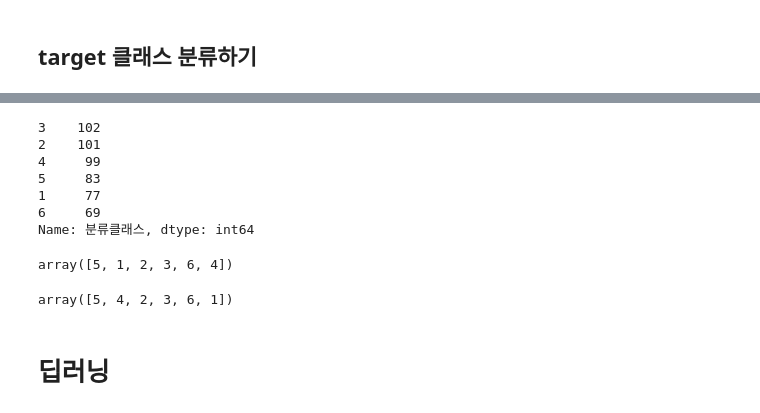
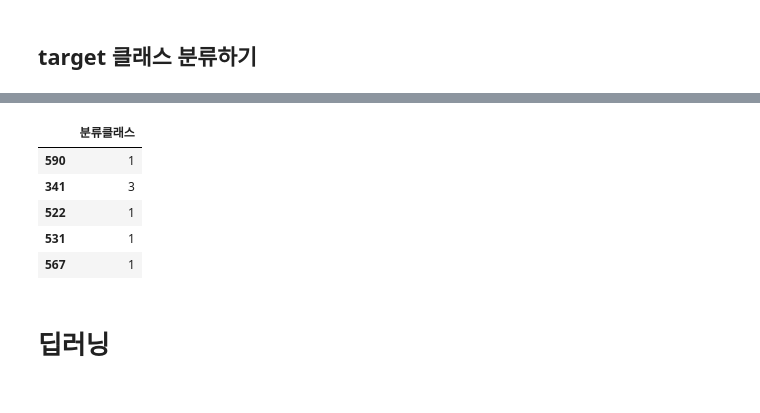
Before and after one commit to Play-Web-miniProject/MovieDL, a Jupyter notebook: suyeon/main2_osy/4_deepLearning/deepLearning_ver03_cls.ipynb, the cells around one changed output, grey strips where cells are left out. Saved outputs shown, nothing was run; the diff lists cells and outputs as text; code cells hidden in the pictures.

```diff
--- a/suyeon/main2_osy/4_deepLearning/deepLearning_ver03_cls.ipynb
+++ b/suyeon/main2_osy/4_deepLearning/deepLearning_ver03_cls.ipynb
@@ -221,47 +252,38 @@ display(
 # %%
-# movie_resize_분류['코로나'] = np.where((movie_resize_분류['연도'].values >=2020) & (movie_resize_분류['연도'].values <=2022) , 1, 0)
+# # train 분류 클래스 만들기
 
-import numpy as np
+# import numpy as np
 
-train_target['분류클래스'] = np.where((train_target['전국 관객수'].values<1000000), 1,
-                                 np.where((train_target['전국 관객수'].values>1000000) & (train_target['전국 관객수'].values<1400000), 2,
-                                          np.where((train_target['전국 관객수'].values>1400000) & (train_target['전국 관객수'].values<2000000), 3,
-                                                   np.where((train_target['전국 관객수'].values>2000000) & (train_target['전국 관객수'].values<3000000), 4,
-                                                            np.where((train_target['전국 관객수'].values>3000000) & (train_target['전국 관객수'].values<5000000), 5, 6))))
-)
-train_target['분류클래스'].unique()
-train_target[['전국 관객수','분류클래스']]
-train_target['분류클래스'].value_counts()
+# train_target['분류클래스'] = np.where((train_target['전국 관객수'].values<1000000), 1,
+#                                  np.where((train_target['전국 관객수'].values>1000000) & (train_target['전국 관객수'].values<1400000), 2,
+#                                           np.where((train_target['전국 관객수'].values>1400000) & (train_target['전국 관객수'].values<2000000), 3,
+#                                                    np.where((train_target['전국 관객수'].values>2000000) & (train_target['전국 관객수'].values<3000000), 4,
+#                                                             np.where((train_target['전국 관객수'].values>3000000) & (train_target['전국 관객수'].values<5000000), 5, 6))))
+# )
+# train_target['분류클래스'].unique()
+# train_target[['전국 관객수','분류클래스']]
+# train_target['분류클래스'].value_counts()
-# %% [output]
-3    102
-2    101
-4     99
-5     83
-1     77
-6     69
-Name: 분류클래스, dtype: int64
 # %%
-val_target['분류클래스'] = np.where((val_target['전국 관객수'].values<1000000), 1,
-                                 np.where((val_target['전국 관객수'].values>1000000) & (val_target['전국 관객수'].values<1400000), 2,
-                                          np.where((val_target['전국 관객수'].values>1400000) & (val_target['전국 관객수'].values<2000000), 3,
-                                                   np.where((val_target['전국 관객수'].values>2000000) & (val_target['전국 관객수'].values<3000000), 4,
-                                                            np.where((val_target['전국 관객수'].values>3000000) & (val_target['전국 관객수'].values<5000000), 5, 6))))
-)
-val_target['분류클래스'].unique()
-# val_target[['전국 관객수','분류클래스']]
+# # val 분류 클래스 만들기
+# val_target['분류클래스'] = np.where((val_target['전국 관객수'].values<1000000), 1,
+#                                  np.where((val_target['전국 관객수'].values>1000000) & (val_target['전국 관객수'].values<1400000), 2,
+#                                           np.where((val_target['전국 관객수'].values>1400000) & (val_target['전국 관객수'].values<2000000), 3,
+#                                                    np.where((val_target['전국 관객수'].values>2000000) & (val_target['전국 관객수'].values<3000000), 4,
+#                                                             np.where((val_target['전국 관객수'].values>3000000) & (val_target['전국 관객수'].values<5000000), 5, 6))))
+# )
+# val_target['분류클래스'].unique()
+# # val_target[['전국 관객수','분류클래스']]
-# %% [output]
-array([5, 1, 2, 3, 6, 4])
 # %%
-test_target['분류클래스'] = np.where((test_target['전국 관객수'].values<1000000), 1,
-                                 np.where((test_target['전국 관객수'].values>1000000) & (test_target['전국 관객수'].values<1400000), 2,
-                                          np.where((test_target['전국 관객수'].values>1400000) & (test_target['전국 관객수'].values<2000000), 3,
-                                                   np.where((test_target['전국 관객수'].values>2000000) & (test_target['전국 관객수'].values<3000000), 4,
-                                                            np.where((test_target['전국 관객수'].values>3000000) & (test_target['전국 관객수'].values<5000000), 5, 6))))
-)
-test_target['분류클래스'].unique()
-# test_target[['전국 관객수','분류클래스']]
+# # test 분류 클래스 만들기
+
+# test_target['분류클래스'] = np.where((test_target['전국 관객수'].values<1000000), 1,
+#                                  np.where((test_target['전국 관객수'].values>1000000) & (test_target['전국 관객수'].values<1400000), 2,
+#                                           np.where((test_target['전국 관객수'].values>1400000) & (test_target['전국 관객수'].values<2000000), 3,
+#                                                    np.where((test_target['전국 관객수'].values>2000000) & (test_target['전국 관객수'].values<3000000), 4,
+#                                                             np.where((test_target['전국 관객수'].values>3000000) & (test_target['전국 관객수'].values<5000000), 5, 6))))
+# )
+# test_target['분류클래스'].unique()
+# # test_target[['전국 관객수','분류클래스']]
-# %% [output]
-array([5, 4, 2, 3, 6, 1])
 # %%
 # # 값 스케일링
 
@@ -270,5 +292,14 @@ array([5, 4, 2, 3, 6, 1])
 # ss.fit(train_input)
 # train_scaled = ss.transform(train_input)
 # test_scaled = ss.transform(test_input)
+# %%
+train_target.head()
+# %% [output]
+|  | 분류클래스 |
+| 590 | 1 |
+| 341 | 3 |
+| 522 | 1 |
+| 531 | 1 |
+| 567 | 1 |
 # %% [markdown]
 # 딥러닝
```
Also changed, not shown: parts of 14 cells of this notebook.
